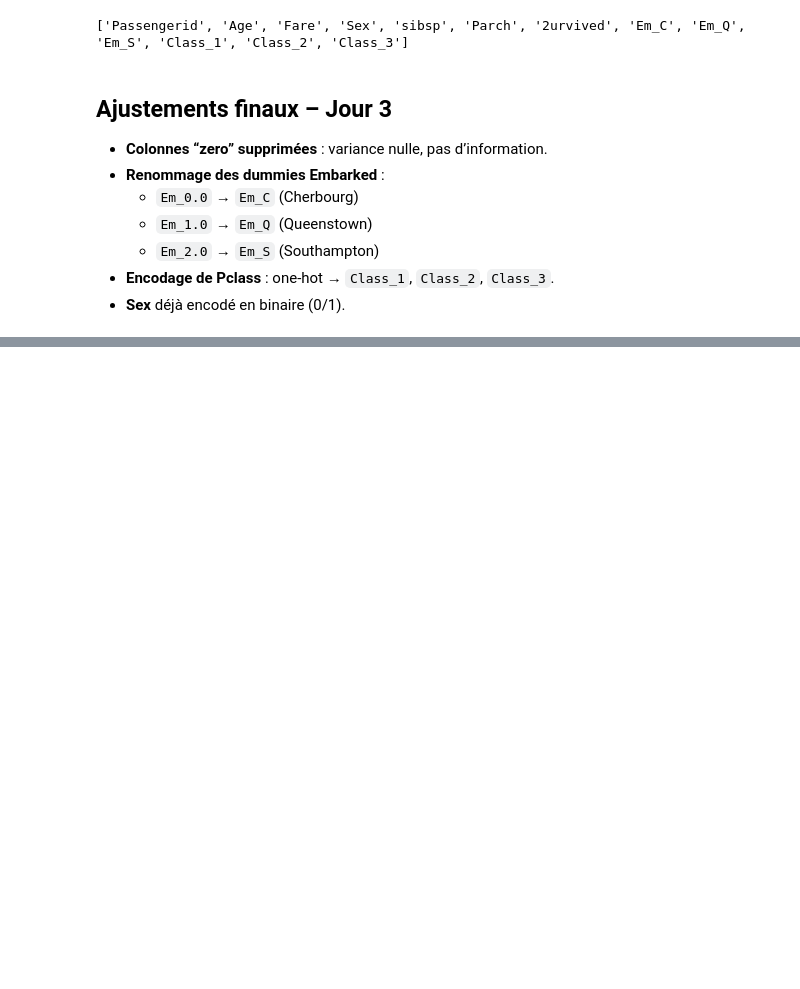
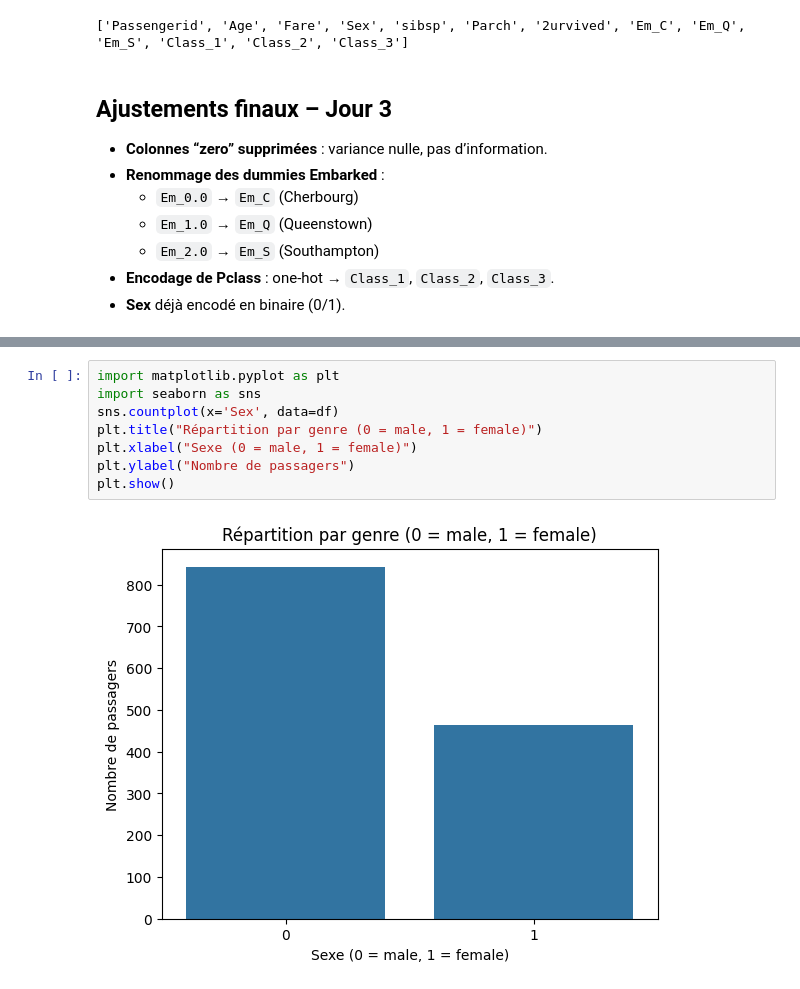
Before and after one commit to belkisKOS/data-preprocessing-security-demo, a Jupyter notebook: 01_data_load_and_init.ipynb, the cells around one changed output, grey strips where cells are left out. Drawn from its saved outputs; the diff is of its cells as text; blank space fills up the shorter version.

```diff
--- a/01_data_load_and_init.ipynb
+++ b/01_data_load_and_init.ipynb
@@ -280,0 +315,10 @@ print(df.columns.tolist())
+# %%
+import matplotlib.pyplot as plt
+import seaborn as sns
+sns.countplot(x='Sex', data=df)
+plt.title("Répartition par genre (0 = male, 1 = female)")
+plt.xlabel("Sexe (0 = male, 1 = female)")
+plt.ylabel("Nombre de passagers")
+plt.show()
+# %% [output]
+[figure, added]
```
Also changed, not shown: parts of 4 cells of this notebook.
